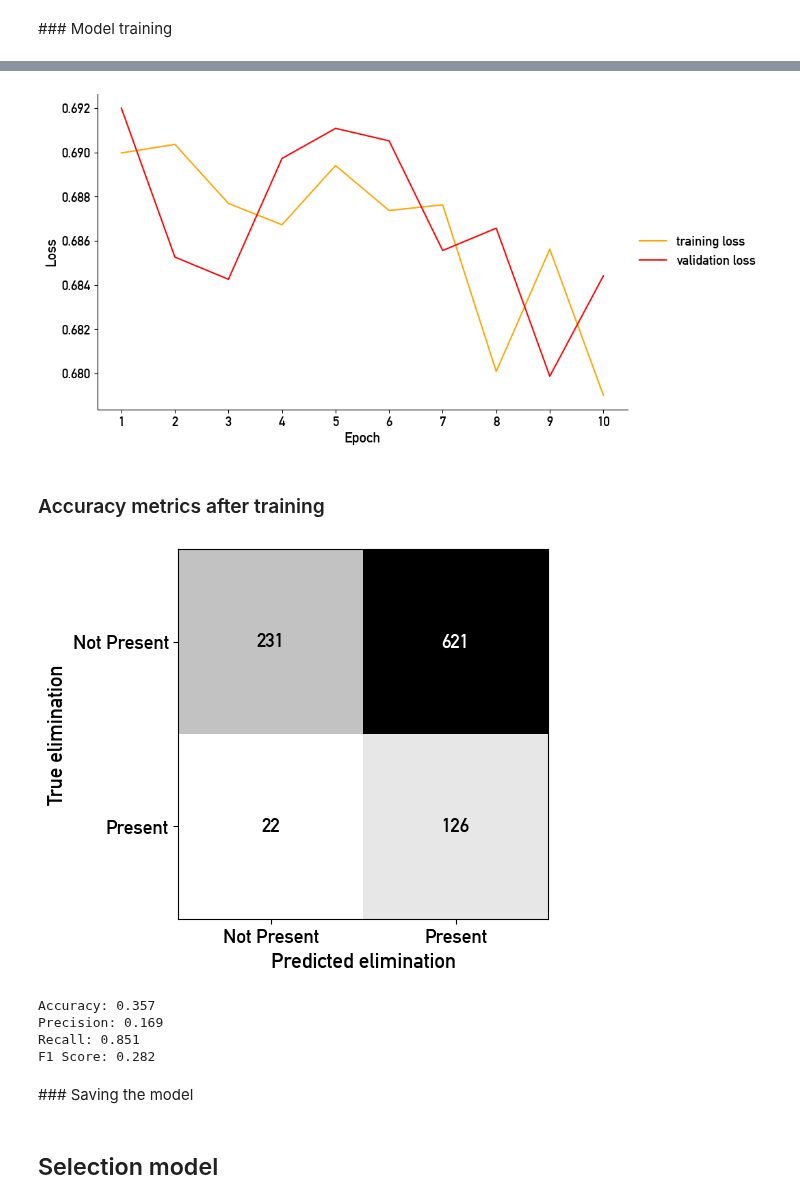
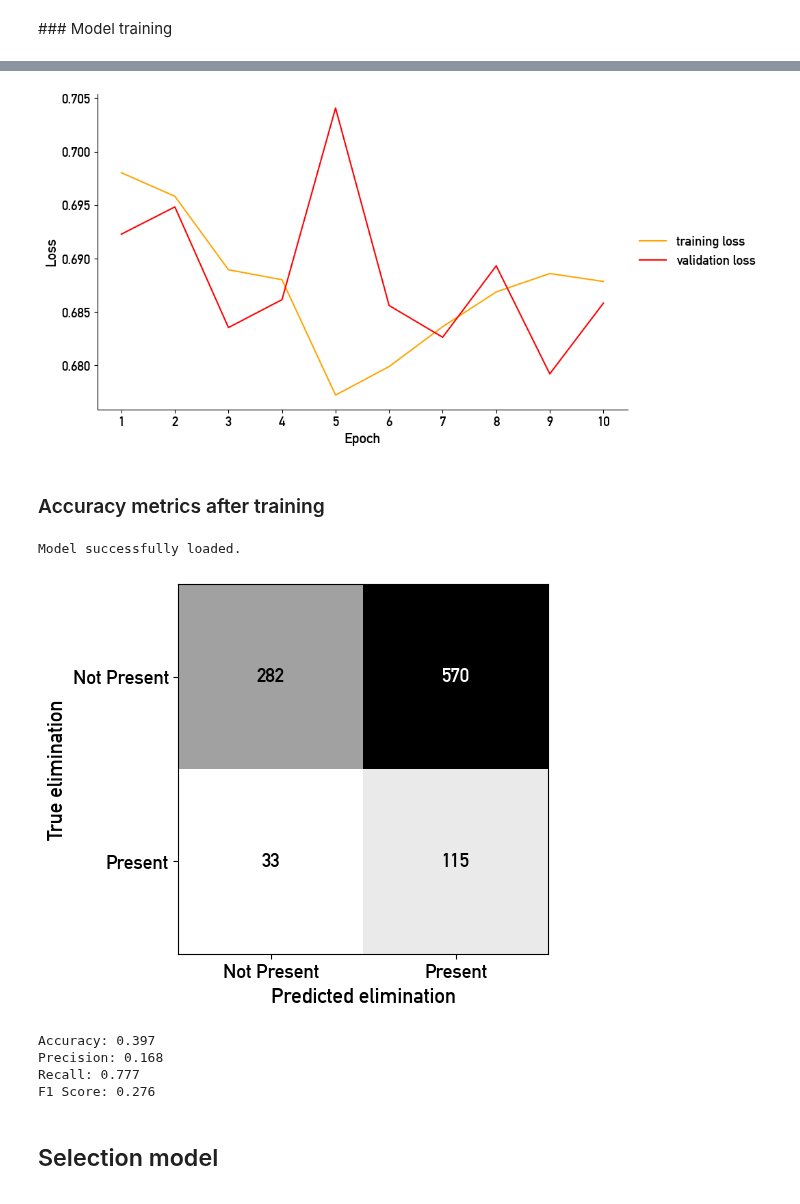
Before and after one commit to jorissenn/genops, a Jupyter notebook: 21_raster_model.ipynb, the cells around one changed output, grey strips where cells are left out. Drawn from its saved outputs; the diff is of its cells as text; code cells hidden in the pictures.

```diff
--- a/21_raster_model.ipynb
+++ b/21_raster_model.ipynb
@@ -29,10 +29,6 @@ if torch.cuda.is_available():
     torch.cuda.empty_cache()
     # cluster path
     raster_path = "../scratch/raster"
-elif torch.backends.mps.is_available():
-    device = torch.device("mps")
-    # local path
-    raster_path = "../data.nosync/raster"
 else:
     device = torch.device("cpu")
     # local path
@@ -183,4 +180,4 @@ Training time: 71.653 seconds
 loss_path = os.path.join(raster_path, "model_outputs", "elimination", "losses")
 visualize_losses([model_name], loss_path)
 # %% [output]
-[figure, old version]
+[figure, new version]
@@ -187,8 +200,22 @@ visualize_losses([model_name], loss_path)
 # %% [markdown]
 ### Accuracy metrics after training
+# %%
+# loading the trained model
+model_path = os.path.join(raster_path, "models", "elimination")
+#model_name = ""
+model = CNN(n_channels=3, n_classes=1)
+#model_name = ""
+#model = ViT(channels=3, num_classes=4, heads=8)
+checkpoint = torch.load(os.path.join(model_path, model_name), map_location=device)
+model.load_state_dict(checkpoint["model_state_dict"])
+model.eval()
+
+print("Model successfully loaded.")
+# %% [output]
+Model successfully loaded.
 # %%
 # creating test DataLoader
-test_loader = DataLoader(dataset=test_set, batch_size=batch_size, shuffle=False)
+test_loader = DataLoader(dataset=test_set, batch_size=len(test_set), shuffle=False)
 
 # switch to evaluation mode
 model.eval()
@@ -230,37 +257,35 @@ recall = recall_score(true_elimination.numpy(), pred_elimination.numpy())
 f1 = f1_score(true_elimination.numpy(), pred_elimination.numpy())
 
 # saving the accuracy metrics
 model_name = get_model_name(model,
                             ops="eli",
                             attach_roads=attach_roads,
                             n_samples=len(training_set),
                             n_epochs=n_epochs,
                             batch_size=batch_size) + ".csv"
 metrics_path = os.path.join(raster_path, "model_outputs", "elimination", "metrics", model_name)
 
 # creating a DataFrame with loss values
 metrics_df = pd.DataFrame({"operator": ["elimination"],
                            "accuracy": [accuracy],
                            "precision": [precision],
                            "recall": [recall],
                            "f1-score": [f1]})
 
 # save to CSV
 metrics_df.to_csv(metrics_path, index=False)
 
 # display the confusion matrix
 visualize_confusion_matrix(conf_matrix, operator="elimination")
 
 # print metrics
 print(f"Accuracy: {accuracy:.3f}")
 print(f"Precision: {precision:.3f}")
 print(f"Recall: {recall:.3f}")
 print(f"F1 Score: {f1:.3f}")
 # %% [output]
-[figure, old version]
+[figure, new version]
-Accuracy: 0.357
-Precision: 0.169
-Recall: 0.851
-F1 Score: 0.282
+Accuracy: 0.397
+Precision: 0.168
+Recall: 0.777
+F1 Score: 0.276
-# %% [markdown]
-### Saving the model
```
Also changed, not shown: parts of 11 cells of this notebook, 3 other files.
